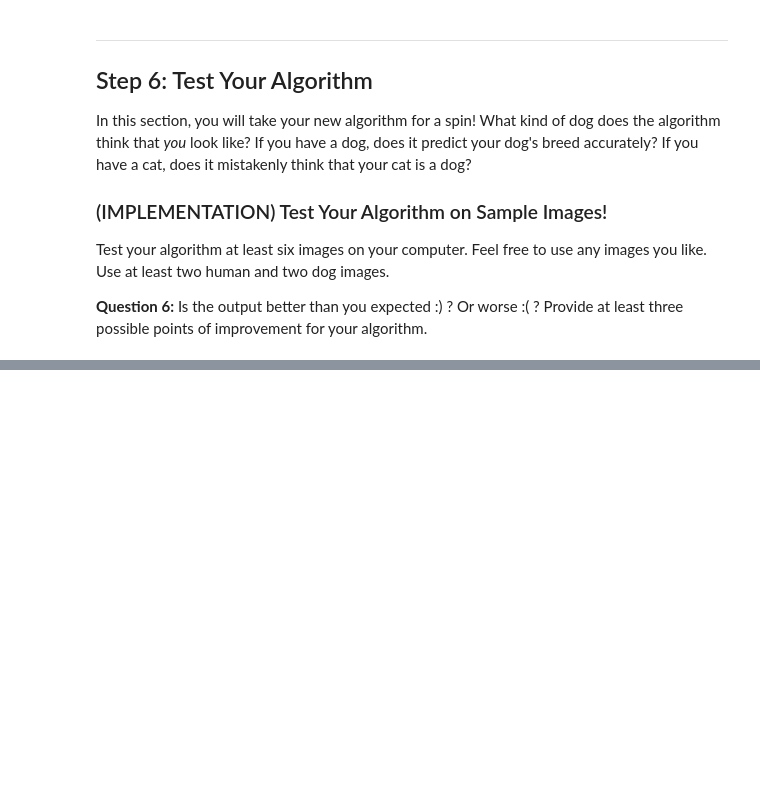
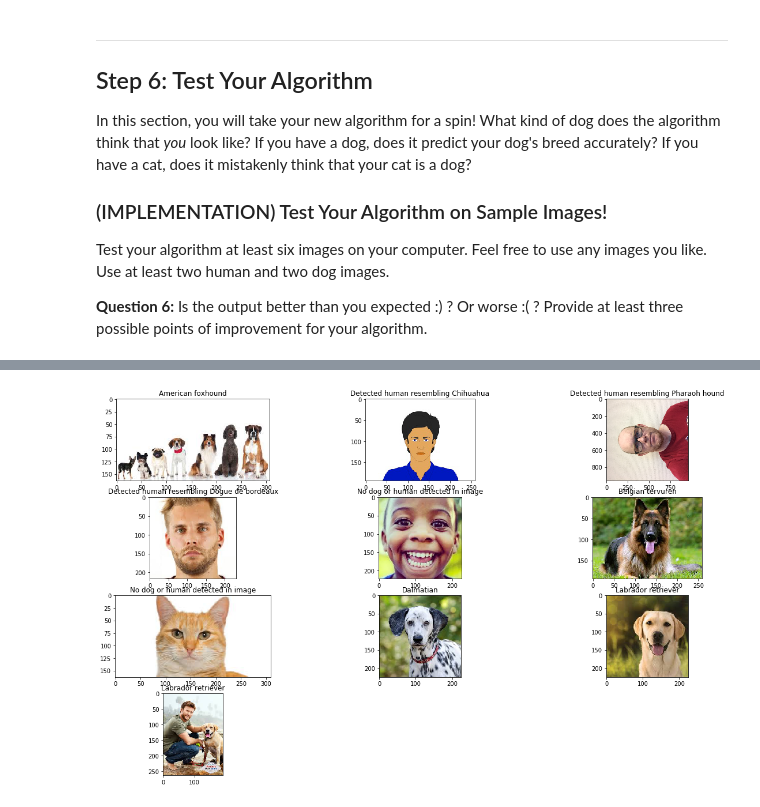
Before and after one commit to KingAshiru/project-dog-classification, a Jupyter notebook: dog_app.ipynb, the cells around one changed output, grey strips where cells are left out. Cells and saved outputs as stored; diff of their text form; code cells hidden in the pictures; blank space fills up the shorter version.

Commit message:
Completed transfer learning and added images to test

```diff
--- a/dog_app.ipynb
+++ b/dog_app.ipynb
@@ -504,7 +504,7 @@ ImageFile.LOAD_TRUNCATED_IMAGES = True
 def train(n_epochs, loaders, model, optimizer, criterion, use_cuda, save_path):
     """returns trained model"""
     # initialize tracker for minimum validation loss
-    valid_loss_min = 4.143968
+    valid_loss_min = 10.0
 
     for epoch in range(1, n_epochs+1):
         # initialize variables to monitor training and validation loss
@@ -575,8 +575,8 @@ def train(n_epochs, loaders, model, optimizer, criterion, use_cuda, save_path):
 
 
 # train the model
-model_scratch = train(40, loaders_scratch, model_scratch, optimizer_scratch,
-                      criterion_scratch, use_cuda, 'model_scratch.pt')
+# model_scratch = train(40, loaders_scratch, model_scratch, optimizer_scratch,
+#                      criterion_scratch, use_cuda, 'model_scratch.pt')
 
 # load the model that got the best validation accuracy
-model_scratch.load_state_dict(torch.load('model_scratch.pt'))
+#model_scratch.load_state_dict(torch.load('model_scratch.pt'))
@@ -688,10 +720,14 @@ optimizer_transfer = None
+# %%
+criterion_transfer = nn.CrossEntropyLoss()
+optimizer_transfer = optim.Adam(model_transfer_resnet.fc.parameters(), lr=0.0001)
 # %% [markdown]
 ### (IMPLEMENTATION) Train and Validate the Model
 
 Train and validate your model in the code cell below.  [Save the final model parameters](http://pytorch.org/docs/master/notes/serialization.html) at filepath `'model_transfer.pt'`.
 # %%
 # train the model
-model_transfer = # train(n_epochs, loaders_transfer, model_transfer, optimizer_transfer, criterion_transfer, use_cuda, 'model_transfer.pt')
+n_epochs = 10
+model_transfer_resnet =  train(n_epochs, loaders_transfer, model_transfer_resnet, optimizer_transfer, criterion_transfer, use_cuda, 'model_transfer.pt')
 
 # load the model that got the best validation accuracy (uncomment the line below)
-#model_transfer.load_state_dict(torch.load('model_transfer.pt'))
+model_transfer_resnet.load_state_dict(torch.load('model_transfer.pt'))
@@ -739,6 +824,14 @@ Some sample output for our algorithm is provided below, but feel free to design
 
 def run_app(img_path):
     ## handle cases for a human face, dog, and neither
+
+    if (dog_detector(img_path)):
+        return predict_breed_transfer(img_path)
+
+    if (face_detector(img_path)):
+        return "Detected human resembling " + predict_breed_transfer(img_path)
+
+    return "No dog or human detected in image"
 # %% [markdown]
 ---
 <a id='step6'></a>
@@ -756,8 +855,27 @@ __Answer:__ (Three possible points for improvement)
 # %%
 ## TODO: Execute your algorithm from Step 6 on
 ## at least 6 images on your computer.
 ## Feel free to use as many code cells as needed.
+import math
 
 ## suggested code, below
-for file in np.hstack((human_files[:3], dog_files[:3])):
-    run_app(file)
+fig = plt.figure(figsize=(20,12))
+index = 1
+
+path = 'step6_images'
+directory = os.fsencode(path)
+number_of_files = len([name for name in os.listdir(path)])
+rows = math.ceil(number_of_files/3)
+
+for file in os.listdir(directory):
+    filename = path + "/" + os.fsdecode(file)
+    a = fig.add_subplot(rows, 3, index)
+    a.set_title(run_app(filename))
+    img = Image.open(filename)
+    #print(file)
+    plt.imshow(img)
+    index += 1
+
+plt.show()
+# %% [output]
+[figure, added]
```
Also changed, not shown: parts of 17 cells of this notebook, 10 other files.
